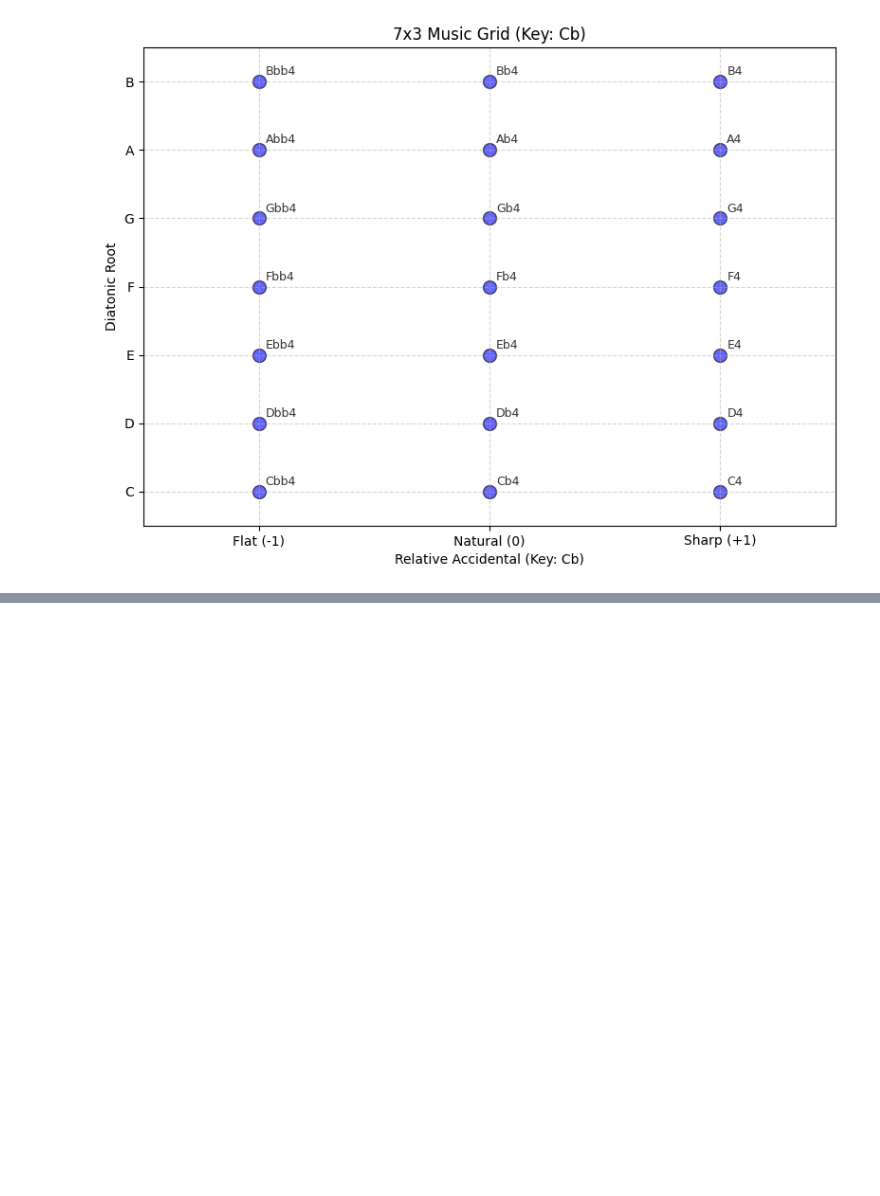
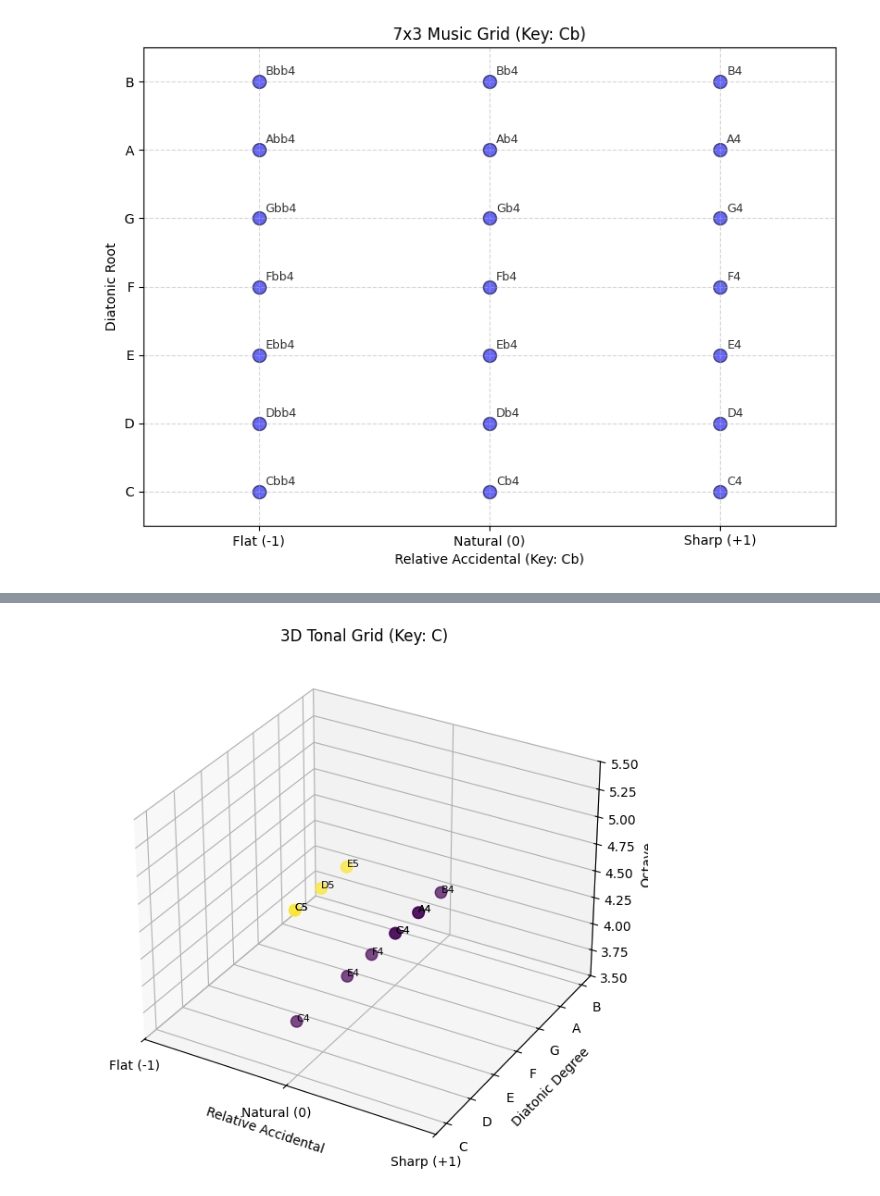
Before and after one commit to TuWebO/notes21, a Jupyter notebook: notebooks/test_notes21.ipynb, the cells around one changed output, grey strips where cells are left out. Saved outputs shown, nothing was run; the diff lists cells and outputs as text; code cells hidden in the pictures; blank space fills up the shorter version.

```diff
--- a/notebooks/test_notes21.ipynb
+++ b/notebooks/test_notes21.ipynb
@@ -130,0 +160,19 @@ NameError: name 'KEY_SHIFTS' is not defined
+# %%
+# Example 2 — I–V–vi–IV Progression (Pop Golden Progression)
+notes = [
+    # C major (I)
+    Note("C", 4), Note("E", 4), Note("G", 4),
+
+    # G major (V)
+    Note("G", 4), Note("B", 4), Note("D", 5),
+
+    # A minor (vi)
+    Note("A", 4), Note("C", 5), Note("E", 5),
+
+    # F major (IV)
+    Note("F", 4), Note("A", 4), Note("C", 5),
+]
+
+chart = plot_note_grid_3d(notes, key="C", octave_range=(4, 5))
+# %% [output]
+[figure, added]
```
Also changed, not shown: parts of 14 cells of this notebook, 1 other file.
